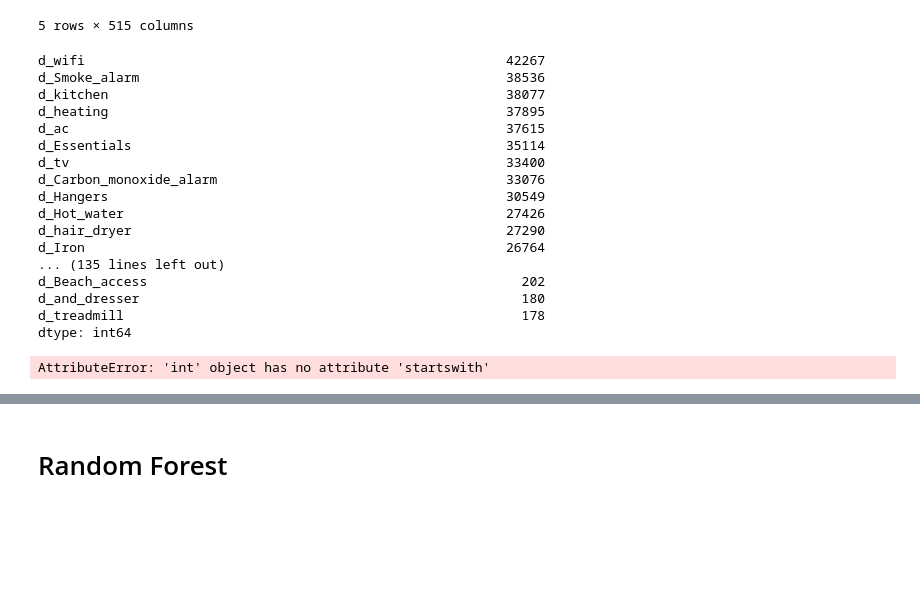
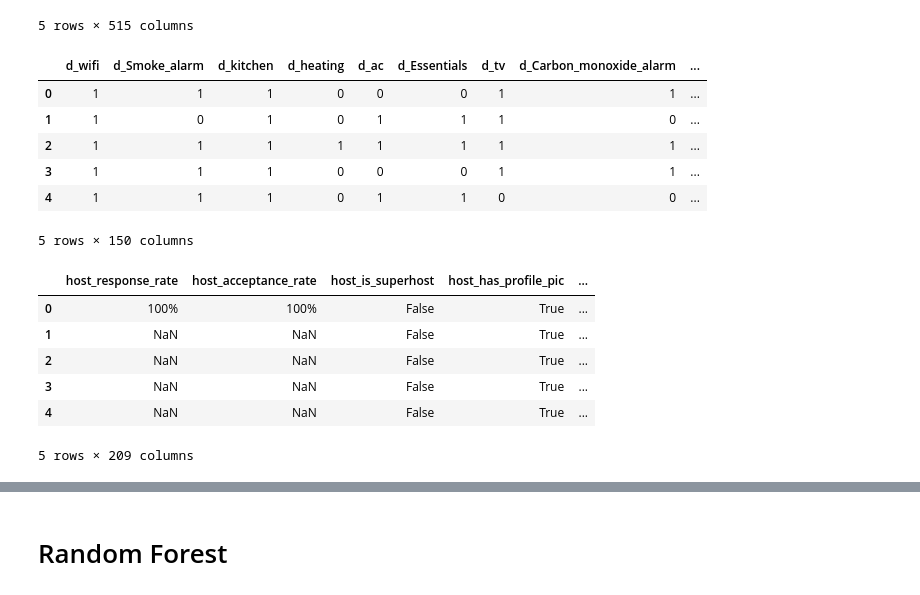
Before and after one commit to Jacopo21/AirbPrice_ML, a Jupyter notebook: vu_apr.ipynb, the cells around one changed output, grey strips where cells are left out. Drawn from its saved outputs; the diff is of its cells as text; code cells hidden in the pictures; blank space fills up the shorter version.

Commit message:
Remove special characters in amenities. Run OLS

```diff
--- a/vu_apr.ipynb
+++ b/vu_apr.ipynb
@@ -143,6 +143,9 @@ print(variable_table)
 replace_str_dict = {
     '"' : "",
     ", " : ",",
+    "\\\\" : "",
+    ":" : "",
+    "\\+" : "_",
 }
 
 data_apr["amenities"] = data_apr["amenities"].replace(replace_str_dict, regex=True).str.strip("[]").str.split(",")
@@ -213,61 +216,57 @@ dummies.head()
 | 4 | 0 | 0 | 0 | 0 | 0 | 0 | ... |
 5 rows × 515 columns
 # %%
-# Top 10 amenities in NYC
-final_dummies = dummies.sum().sort_values(ascending=False).head(150)
-print(final_dummies)
+# Top amenities in NYC
+top_150_columns = dummies.sum().sort_values(ascending=False).head(150).index
+final_dummies = dummies[top_150_columns]
-# %% [output]
-d_wifi                                                      42267
-d_Smoke_alarm                                               38536
-d_kitchen                                                   38077
-d_heating                                                   37895
-d_ac                                                        37615
-d_Essentials                                                35114
-d_tv                                                        33400
-d_Carbon_monoxide_alarm                                     33076
-d_Hangers                                                   30549
-d_Hot_water                                                 27426
-d_hair_dryer                                                27290
-d_Iron                                                      26764
-... (135 lines left out)
-d_Beach_access                                                202
-d_and_dresser                                                 180
-d_treadmill                                                   178
-dtype: int64
+# %%
+final_dummies.head()
+# %% [output]
+|  | d_wifi | d_Smoke_alarm | d_kitchen | d_heating | d_ac | d_Essentials | d_tv | d_Carbon_monoxide_alarm | ... |
+| 0 | 1 | 1 | 1 | 0 | 0 | 0 | 1 | 1 | ... |
+| 1 | 1 | 0 | 1 | 0 | 1 | 1 | 1 | 0 | ... |
+| 2 | 1 | 1 | 1 | 1 | 1 | 1 | 1 | 1 | ... |
+| 3 | 1 | 1 | 1 | 0 | 0 | 0 | 1 | 1 | ... |
+| 4 | 1 | 1 | 1 | 0 | 1 | 1 | 0 | 0 | ... |
+5 rows × 150 columns
 # %%
 #Add dummies amneties to data_apr
 data_apr = pd.concat([data_apr, final_dummies], axis=1)
+# %%
+data_apr.head()
+# %% [output]
+|  | host_response_rate | host_acceptance_rate | host_is_superhost | host_has_profile_pic | ... |
+| 0 | 100% | 100% | False | True | ... |
+| 1 | NaN | NaN | False | True | ... |
+| 2 | NaN | NaN | False | True | ... |
+| 3 | NaN | NaN | False | True | ... |
+| 4 | NaN | NaN | False | True | ... |
+5 rows × 209 columns
 # %%
 # Basic Variables inc neighnourhood
 basic_vars = [
     "n_accommodates",
     "n_beds",
-    "n_days_since",
-    "f_property_type",
     "n_bathroom",
     "n_beds",
-    "f_neighbourhood_cleansed",
+    "f_property_type",
+    "f_neighbourhood_cleansed"
 ]
 
 # reviews
 reviews = [
     "n_review_scores_value",
     "flag_review_scores_value",
-
     "n_review_scores_location",
     "flag_review_scores_location",
-
     "n_review_scores_communication",
     "flag_review_scores_communication",
-
     "n_review_scores_checkin",
     "flag_review_scores_checkin",
-
     "n_review_scores_cleanliness",
     "flag_review_scores_cleanliness",
-
     "n_reviews_per_month",
-    "flag_reviews_per_month",
+    "flag_reviews_per_month"
 ]
 
 # Dummy variables
@@ -277,20 +276,17 @@ amenities = [col for col in data_apr if col.startswith("d_")]
 # from ch14
 X1 = [
     "n_accommodates:f_property_type",
-    "f_room_type:f_property_type",
-    "f_room_type:d_familykidfriendly",
-    "d_airconditioning:f_property_type",
-    "d_cats:f_property_type",
-    "d_dogs:f_property_type",
+    "d_breakfast:f_property_type",
+    "d_heating:n_accommodates",
+    "d_ac:f_property_type",
 ]
-# with boroughs
+# with neighbourhood
 X2 = [
     "f_property_type:f_neighbourhood_cleansed",
-    "f_room_type:f_neighbourhood_cleansed",
     "n_accommodates:f_neighbourhood_cleansed",
+    "d_wifi:f_neighbourhood_cleansed",
+    "d_Smoke_alarm:f_neighbourhood_cleansed",
 ]
-# %% [output]
-AttributeError: 'int' object has no attribute 'startswith'
 # %%
 predictors_1 = basic_vars
 predictors_2 = basic_vars + reviews + amenities
```
Also changed, not shown: parts of 7 cells of this notebook.
